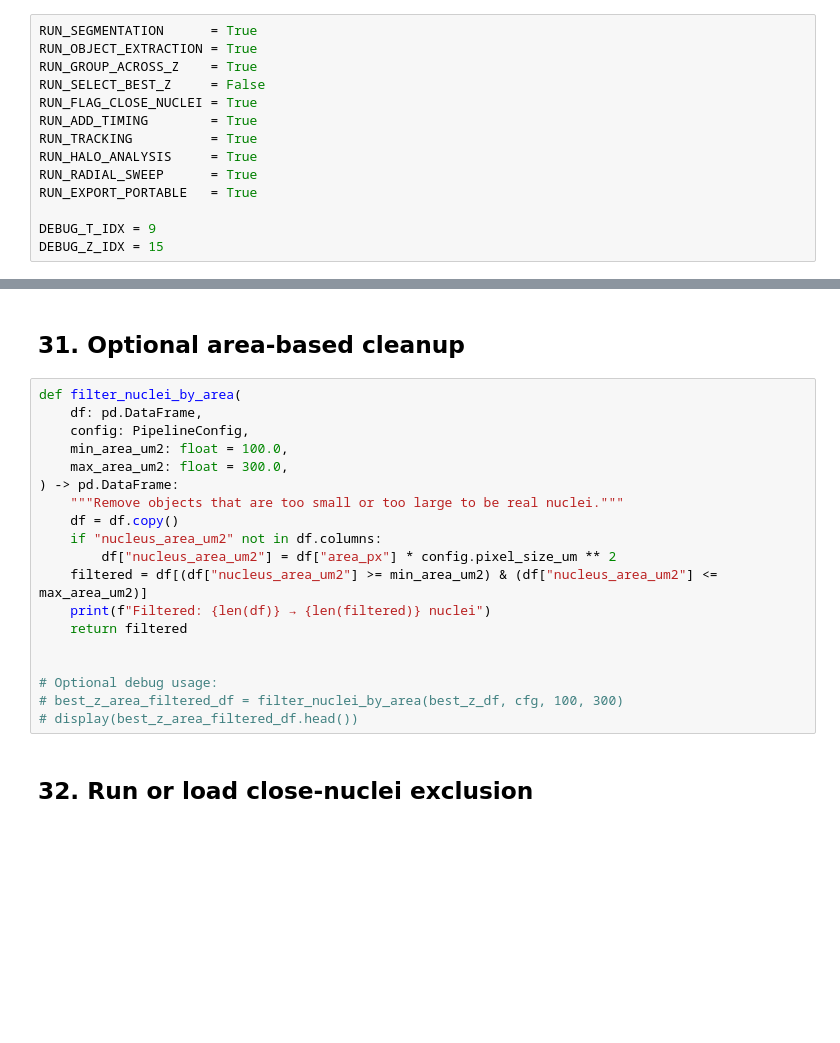
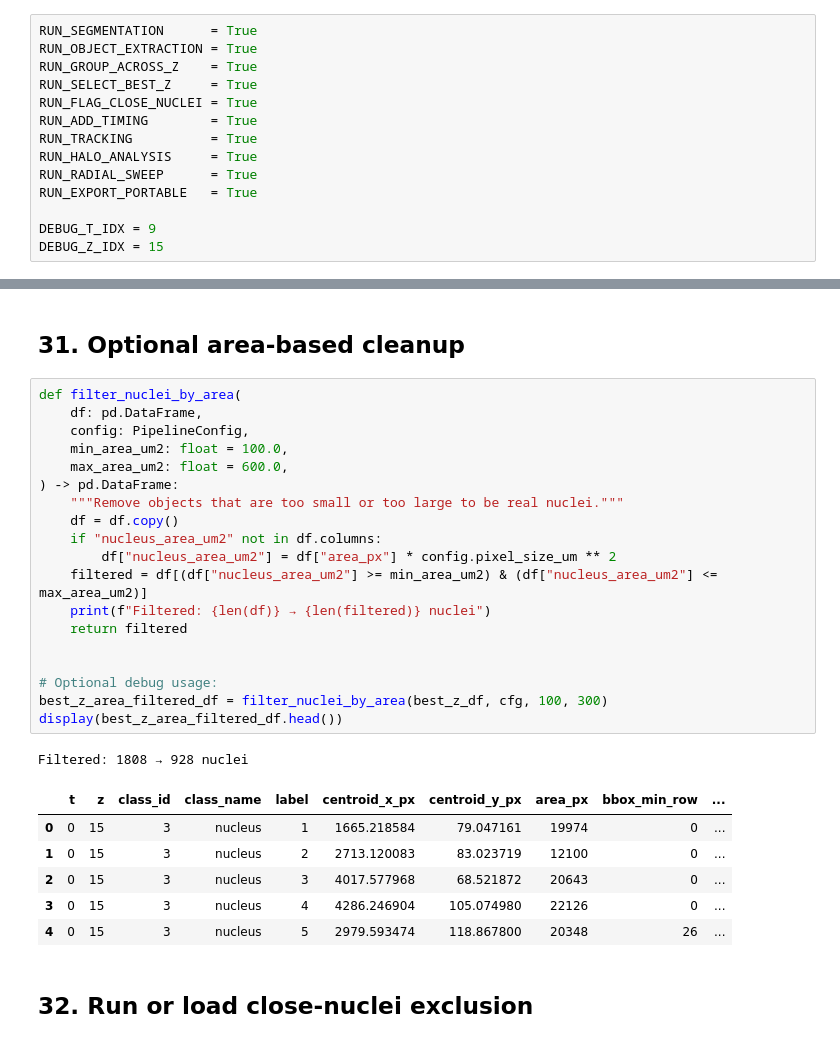
Before and after one commit to Tdeibert/Nuclear_Scaling_ML, a Jupyter notebook: Code_Repository/Python/Image_Analysis/Large_FOV_Nuclear_Pipeline_v16.1.ipynb, the cells around one changed output, grey strips where cells are left out. Saved outputs shown, nothing was run; the diff lists cells and outputs as text; blank space fills up the shorter version.

```diff
--- a/Code_Repository/Python/Image_Analysis/Large_FOV_Nuclear_Pipeline_v16.1.ipynb
+++ b/Code_Repository/Python/Image_Analysis/Large_FOV_Nuclear_Pipeline_v16.1.ipynb
@@ -2909,7 +2936,7 @@ Set a flag to `True` to recompute that stage; `False` loads the saved artefact f
 RUN_SEGMENTATION      = True
 RUN_OBJECT_EXTRACTION = True
 RUN_GROUP_ACROSS_Z    = True
-RUN_SELECT_BEST_Z     = False
+RUN_SELECT_BEST_Z     = True
 RUN_FLAG_CLOSE_NUCLEI = True
 RUN_ADD_TIMING        = True
 RUN_TRACKING          = True
@@ -3226,22 +3419,30 @@ display(best_z_df.head())
 # %%
 def filter_nuclei_by_area(
     df: pd.DataFrame,
     config: PipelineConfig,
     min_area_um2: float = 100.0,
-    max_area_um2: float = 300.0,
+    max_area_um2: float = 600.0,
 ) -> pd.DataFrame:
     """Remove objects that are too small or too large to be real nuclei."""
     df = df.copy()
     if "nucleus_area_um2" not in df.columns:
         df["nucleus_area_um2"] = df["area_px"] * config.pixel_size_um ** 2
     filtered = df[(df["nucleus_area_um2"] >= min_area_um2) & (df["nucleus_area_um2"] <= max_area_um2)]
     print(f"Filtered: {len(df)} → {len(filtered)} nuclei")
     return filtered
 
 
 # Optional debug usage:
-# best_z_area_filtered_df = filter_nuclei_by_area(best_z_df, cfg, 100, 300)
-# display(best_z_area_filtered_df.head())
+best_z_area_filtered_df = filter_nuclei_by_area(best_z_df, cfg, 100, 300)
+display(best_z_area_filtered_df.head())
+# %% [output]
+Filtered: 1808 → 928 nuclei
+|  | t | z | class_id | class_name | label | centroid_x_px | centroid_y_px | area_px | bbox_min_row | ... |
+| 0 | 0 | 15 | 3 | nucleus | 1 | 1665.218584 | 79.047161 | 19974 | 0 | ... |
+| 1 | 0 | 15 | 3 | nucleus | 2 | 2713.120083 | 83.023719 | 12100 | 0 | ... |
+| 2 | 0 | 15 | 3 | nucleus | 3 | 4017.577968 | 68.521872 | 20643 | 0 | ... |
+| 3 | 0 | 15 | 3 | nucleus | 4 | 4286.246904 | 105.074980 | 22126 | 0 | ... |
+| 4 | 0 | 15 | 3 | nucleus | 5 | 2979.593474 | 118.867800 | 20348 | 26 | ... |
 # %% [markdown]
 ## 32. Run or load close-nuclei exclusion
 # %%
```
Also changed, not shown: parts of 33 cells of this notebook.
